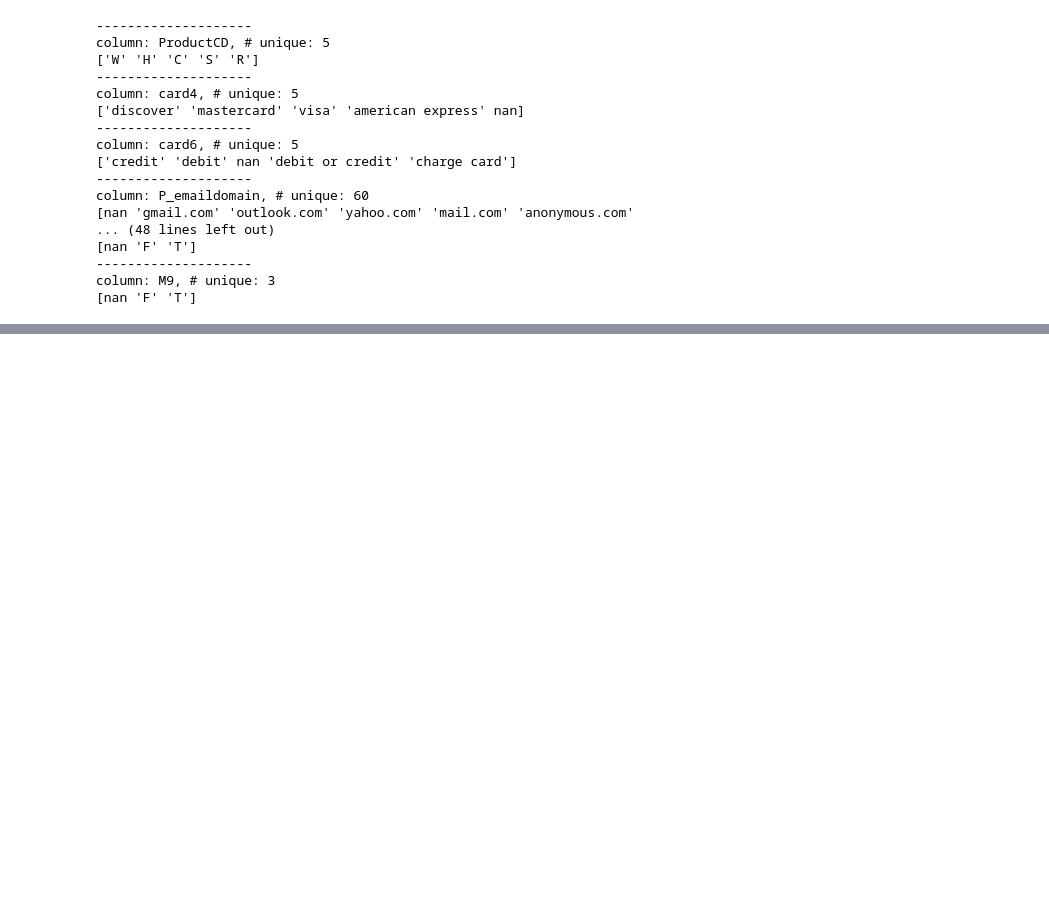
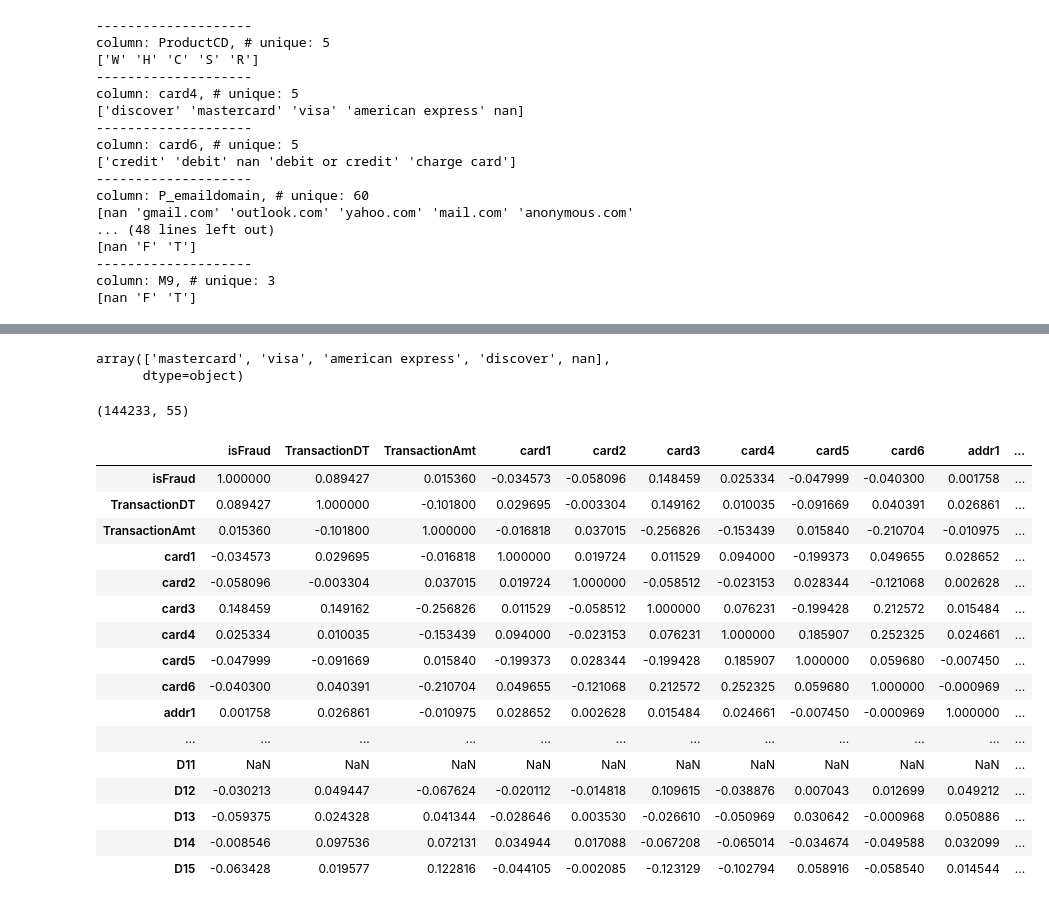
Before and after one commit to etture/ybigta_first_proj, a Jupyter notebook: EDA/eda.ipynb, the cells around one changed output, grey strips where cells are left out. Saved outputs shown, nothing was run; the diff lists cells and outputs as text; code cells hidden in the pictures; blank space fills up the shorter version.

```diff
--- a/EDA/eda.ipynb
+++ b/EDA/eda.ipynb
@@ -223,0 +285,9 @@ column: M9, # unique: 3
+# %%
+my_part['card4'].unique()
+# %% [output]
+array(['mastercard', 'visa', 'american express', 'discover', nan],
+      dtype=object)
+# %%
+my_part.shape
+# %% [output]
+(144233, 55)
@@ -223,0 +298,20 @@ column: M9, # unique: 3
+# %%
+my_part_cat[my_part_cat.columns[1:]].corr()
+# %% [output]
+|  | isFraud | TransactionDT | TransactionAmt | card1 | card2 | card3 | card4 | card5 | card6 | addr1 | ... |
+| isFraud | 1.000000 | 0.089427 | 0.015360 | -0.034573 | -0.058096 | 0.148459 | 0.025334 | -0.047999 | -0.040300 | 0.001758 | ... |
+| TransactionDT | 0.089427 | 1.000000 | -0.101800 | 0.029695 | -0.003304 | 0.149162 | 0.010035 | -0.091669 | 0.040391 | 0.026861 | ... |
+| TransactionAmt | 0.015360 | -0.101800 | 1.000000 | -0.016818 | 0.037015 | -0.256826 | -0.153439 | 0.015840 | -0.210704 | -0.010975 | ... |
+| card1 | -0.034573 | 0.029695 | -0.016818 | 1.000000 | 0.019724 | 0.011529 | 0.094000 | -0.199373 | 0.049655 | 0.028652 | ... |
+| card2 | -0.058096 | -0.003304 | 0.037015 | 0.019724 | 1.000000 | -0.058512 | -0.023153 | 0.028344 | -0.121068 | 0.002628 | ... |
+| card3 | 0.148459 | 0.149162 | -0.256826 | 0.011529 | -0.058512 | 1.000000 | 0.076231 | -0.199428 | 0.212572 | 0.015484 | ... |
+| card4 | 0.025334 | 0.010035 | -0.153439 | 0.094000 | -0.023153 | 0.076231 | 1.000000 | 0.185907 | 0.252325 | 0.024661 | ... |
+| card5 | -0.047999 | -0.091669 | 0.015840 | -0.199373 | 0.028344 | -0.199428 | 0.185907 | 1.000000 | 0.059680 | -0.007450 | ... |
+| card6 | -0.040300 | 0.040391 | -0.210704 | 0.049655 | -0.121068 | 0.212572 | 0.252325 | 0.059680 | 1.000000 | -0.000969 | ... |
+| addr1 | 0.001758 | 0.026861 | -0.010975 | 0.028652 | 0.002628 | 0.015484 | 0.024661 | -0.007450 | -0.000969 | 1.000000 | ... |
+| ... | ... | ... | ... | ... | ... | ... | ... | ... | ... | ... | ... |
+| D11 | NaN | NaN | NaN | NaN | NaN | NaN | NaN | NaN | NaN | NaN | ... |
+| D12 | -0.030213 | 0.049447 | -0.067624 | -0.020112 | -0.014818 | 0.109615 | -0.038876 | 0.007043 | 0.012699 | 0.049212 | ... |
+| D13 | -0.059375 | 0.024328 | 0.041344 | -0.028646 | 0.003530 | -0.026610 | -0.050969 | 0.030642 | -0.000968 | 0.050886 | ... |
+| D14 | -0.008546 | 0.097536 | 0.072131 | 0.034944 | 0.017088 | -0.067208 | -0.065014 | -0.034674 | -0.049588 | 0.032099 | ... |
+| D15 | -0.063428 | 0.019577 | 0.122816 | -0.044105 | -0.002085 | -0.123129 | -0.102794 | 0.058916 | -0.058540 | 0.014544 | ... |
```
Also changed, not shown: parts of 15 cells of this notebook.
